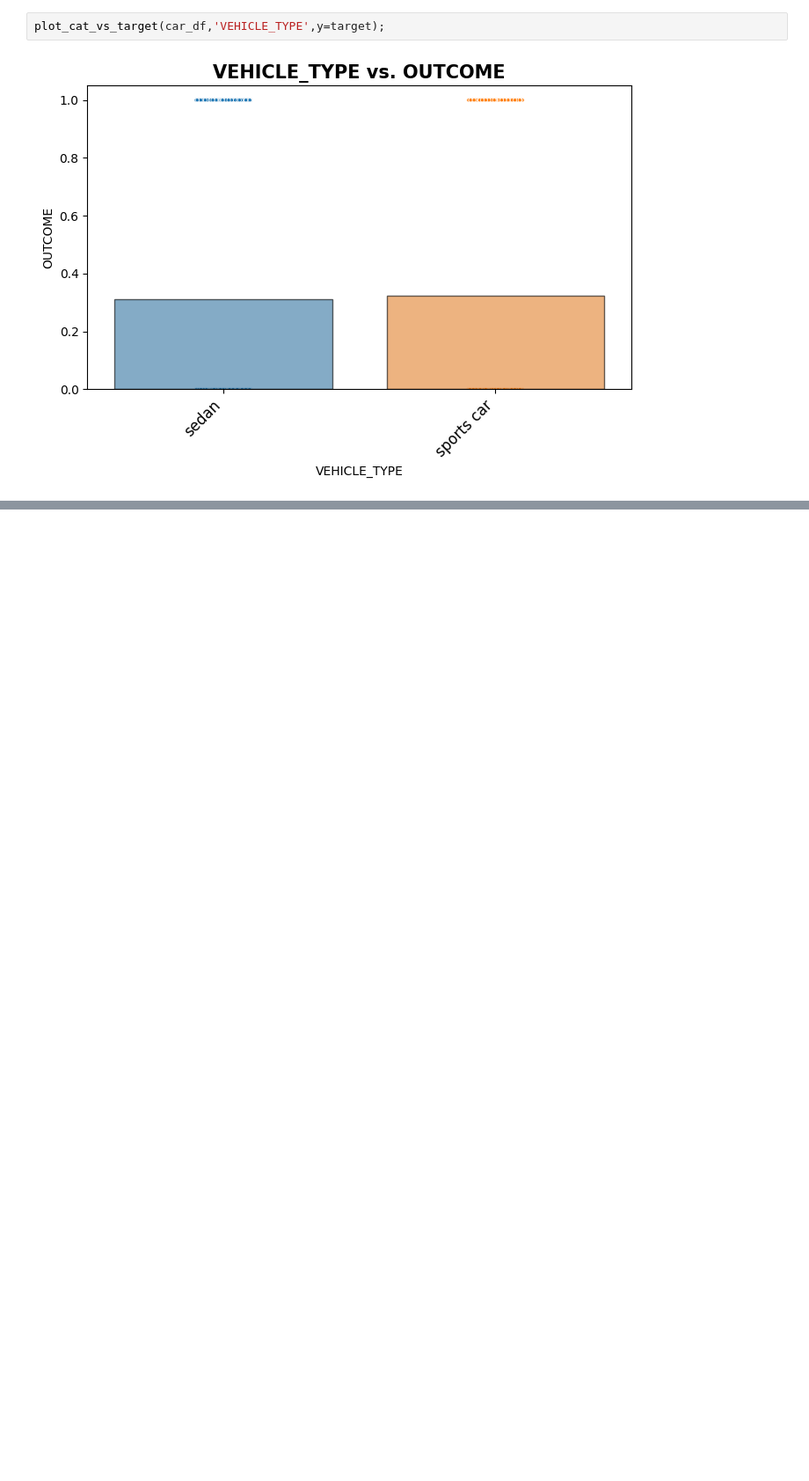
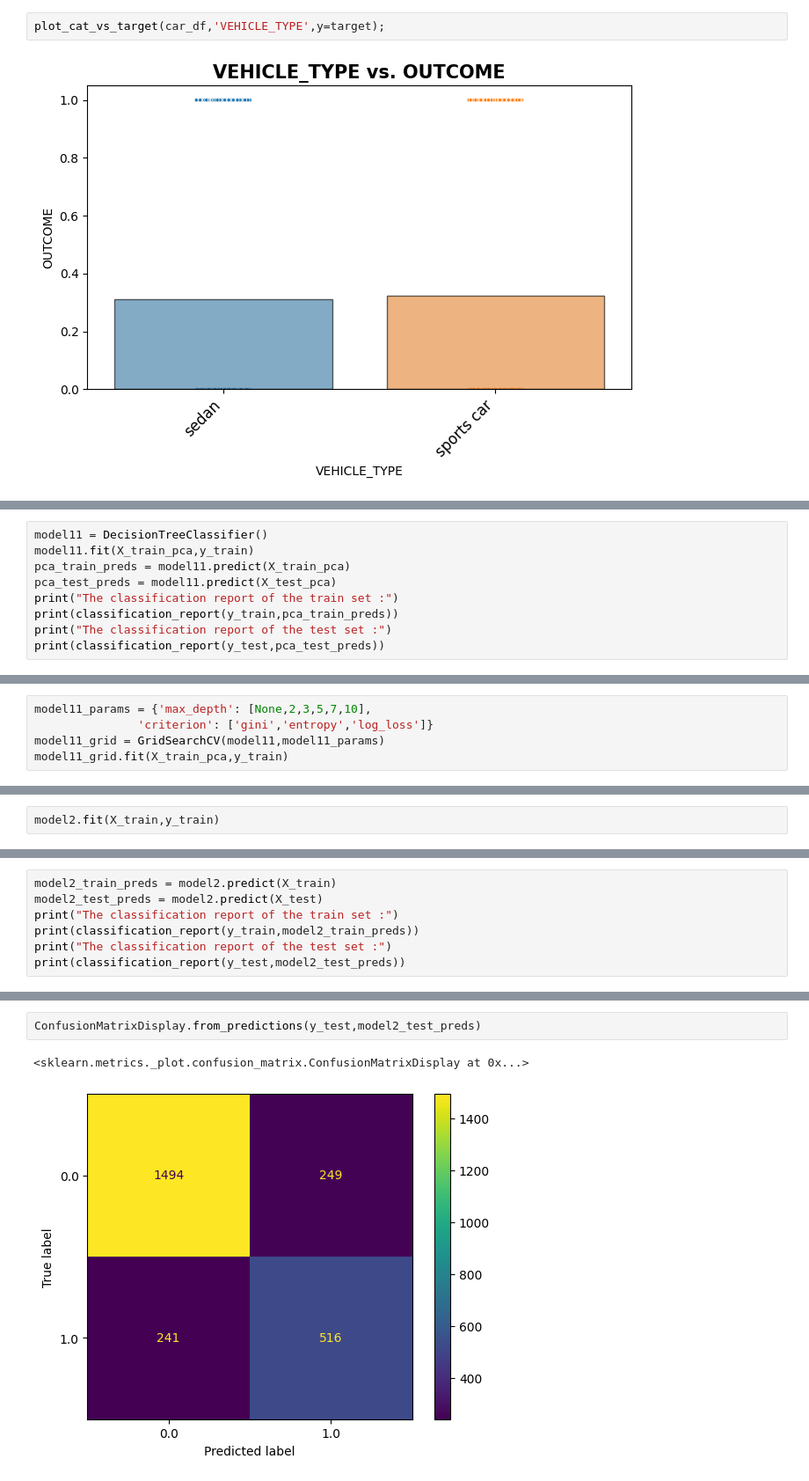
Before and after one commit to medayoubaziz/Car_insurance_predictions, a Jupyter notebook: Project_2.ipynb, the cells around one changed output, grey strips where cells are left out. Shown at 88% size. Drawn from its saved outputs; the diff is of its cells as text; blank space fills up the shorter version.

```diff
--- a/Project_2.ipynb
+++ b/Project_2.ipynb
@@ -802,0 +665,9 @@ stroke_df.describe().round(2)
+# %%
+model11 = DecisionTreeClassifier()
+model11.fit(X_train_pca,y_train)
+pca_train_preds = model11.predict(X_train_pca)
+pca_test_preds = model11.predict(X_test_pca)
+print("The classification report of the train set :")
+print(classification_report(y_train,pca_train_preds))
+print("The classification report of the test set :")
+print(classification_report(y_test,pca_test_preds))
@@ -802,0 +694,5 @@ stroke_df.describe().round(2)
+# %%
+model11_params = {'max_depth': [None,2,3,5,7,10],
+               'criterion': ['gini','entropy','log_loss']}
+model11_grid = GridSearchCV(model11,model11_params)
+model11_grid.fit(X_train_pca,y_train)
@@ -802,0 +733,2 @@ stroke_df.describe().round(2)
+# %%
+model2.fit(X_train,y_train)
@@ -802,0 +737,7 @@ stroke_df.describe().round(2)
+# %%
+model2_train_preds = model2.predict(X_train)
+model2_test_preds = model2.predict(X_test)
+print("The classification report of the train set :")
+print(classification_report(y_train,model2_train_preds))
+print("The classification report of the test set :")
+print(classification_report(y_test,model2_test_preds))
@@ -802,0 +764,5 @@ stroke_df.describe().round(2)
+# %%
+ConfusionMatrixDisplay.from_predictions(y_test,model2_test_preds)
+# %% [output]
+<sklearn.metrics._plot.confusion_matrix.ConfusionMatrixDisplay at 0x...>
+[figure, added]
```
Also changed, not shown: parts of 87 cells of this notebook.
